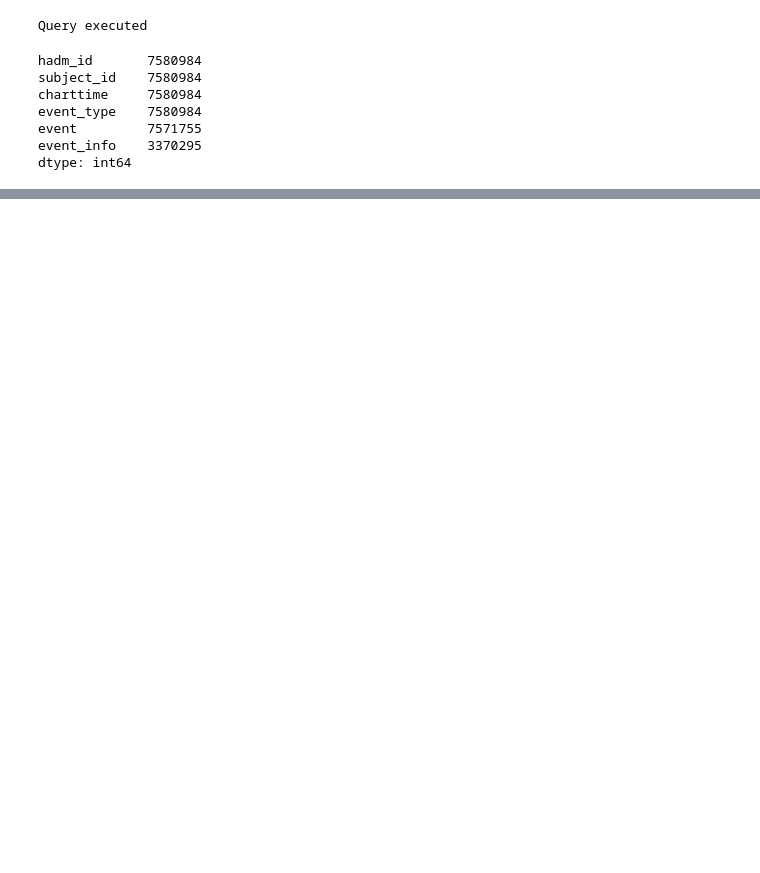
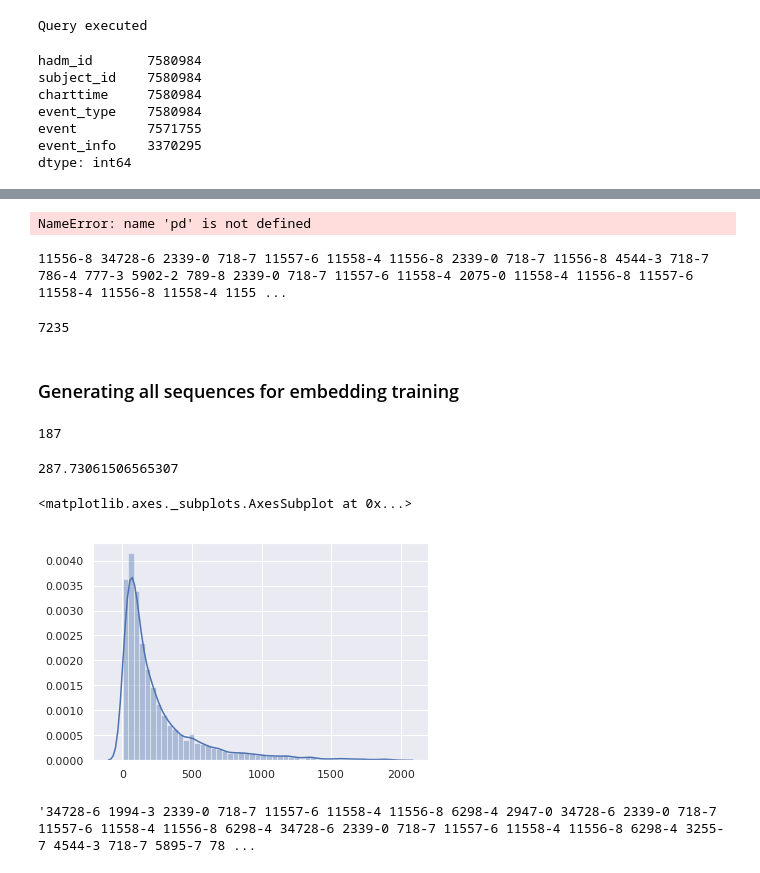
Before and after one commit to tianranzhang/set_learning, a Jupyter notebook: Preprocessing.ipynb, the cells around one changed output, grey strips where cells are left out. Drawn from its saved outputs; the diff is of its cells as text; code cells hidden in the pictures; blank space fills up the shorter version.

Commit message:
permutation generation/train file

```diff
--- a/Preprocessing.ipynb
+++ b/Preprocessing.ipynb
@@ -133,0 +131,10 @@ labs.to_csv('labevents_info.csv',index=False)
+# %%
+#Sanity check
+train_seqs = pd.DataFrame(columns=['subject_id','seq'])
+for i in list(labs_filtered.subject_id.unique()):
+    curr_subj = labs_filtered.query('subject_id == '+str(i) +'and hadm_id!='+str(list(last_adm_info.query('subject_id == '+str(i)).hadm_id)[0])).event
+    print(len(list(curr_subj)))
+    if len(list(curr_subj)) == 0:
+        print ('adm num:',len(labs_filtered.query('subject_id == '+str(i)).hadm_id.unique()))
+    else:
+        train_seqs = train_seqs.append({'subject_id': str(i), 'seq': ','.join(i for i in list(curr_subj) if i is not None)}, ignore_index=True)
@@ -156,0 +242,15 @@ print("Query executed")
+# %%
+try:
+    conn = psycopg2.connect(dbname='mimic', user='tianranzhang')
+except:
+        print("I am unable to connect to the database")
+
+cur = conn.cursor()
+cur.execute("""set search_path to mimiciii""")
+cur.execute("""select HADM_ID, subject_id, seq_num, icd9_code
+from diagnoses_icd
+where subject_id in (select subject_id from admissions group by subject_id having count(*) > 1)
+order by hadm_id, subject_id, seq_num
+""")
+icd = cur.fetchall()
+print("Query executed")
@@ -156,0 +259,4 @@ print("Query executed")
+# %%
+icd = pd.DataFrame(icd)
+icd.columns = ['hadm_id','subject_id', 'seq_num', 'icd9_code']
+icd.count()
@@ -156,0 +283,46 @@ print("Query executed")
+# %%
+all_train= pd.DataFrame(columns=['subject_id','seq','HF'])
+label_seqs = pd.DataFrame(columns=['subject_id','seq'])
+for i in list(train_seqs.subject_id.unique()):
+    curr_subj = icd.query('subject_id == '+str(i)+'and hadm_id =='+str(list(last_adm_info.query('subject_id == '+str(i)).hadm_id)[0])).icd9_code
+    print(len(list(curr_subj)))
+    label_seqs = label_seqs.append({'subject_id': str(i), 'seq': [i for i in list(curr_subj) if i is not None]}, ignore_index=True)
+    all_train = all_train.append({'subject_id': str(i), 'seq': ' '.join(list(train_seqs[train_seqs.subject_id.isin([str(i)])].seq)[0].split(',')), 'HF':1*('4280' in [i for i in list(curr_subj) if i is not None]) }, ignore_index=True)
+# %% [output]
+NameError: name 'pd' is not defined
+# %%
+print(list(all_train.seq)[0])
+# %% [output]
+11556-8 34728-6 2339-0 718-7 11557-6 11558-4 11556-8 2339-0 718-7 11556-8 4544-3 718-7 786-4 777-3 5902-2 789-8 2339-0 718-7 11557-6 11558-4 2075-0 11558-4 11556-8 11557-6 11558-4 11556-8 11558-4 1155 ...
+# %%
+all_train.HF.count()
+# %% [output]
+7235
+# %% [markdown]
+### Generating all sequences for embedding training
+# %%
+#vocab size:
+#  - all labs: 187
+#  - abnormal labs: 187
+len(set(' '.join(list(all_train.seq)).split(' ')))
+# %% [output]
+187
+# %%
+#average sequence length
+# - all labs: 662
+# - abnormal labs: 287.73
+import statistics
+statistics.mean(len(i.split(' ')) for i in list(all_train.seq))
+# %% [output]
+287.73061506565307
+# %%
+import numpy as np
+import pandas as pd
+import seaborn as sns
+import matplotlib.pyplot as plt
+from scipy import stats
+sns.set(color_codes=True)
+sns.distplot([len(i.split(' ')) for i in list(all_train.seq) if len(i.split(' '))<2000])
+# %% [output]
+<matplotlib.axes._subplots.AxesSubplot at 0x...>
+[figure, added]
@@ -156,0 +333,4 @@ print("Query executed")
+# %%
+all_sequences[0]
+# %% [output]
+'34728-6 1994-3 2339-0 718-7 11557-6 11558-4 11556-8 6298-4 2947-0 34728-6 2339-0 718-7 11557-6 11558-4 11556-8 6298-4 34728-6 2339-0 718-7 11557-6 11558-4 11556-8 6298-4 3255-7 4544-3 718-7 5895-7 78 ...
```
Also changed, not shown: parts of 73 cells of this notebook, 8 other files.
